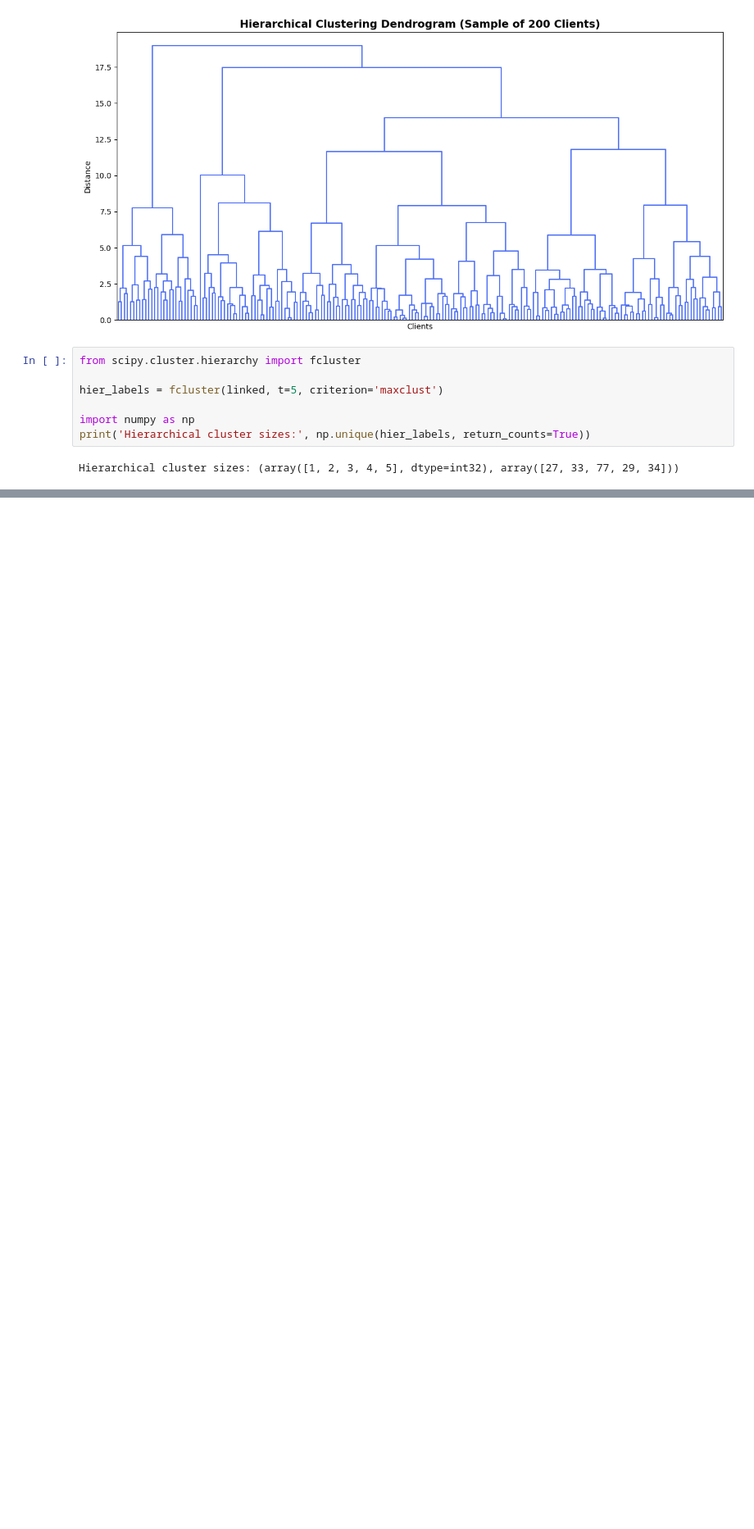
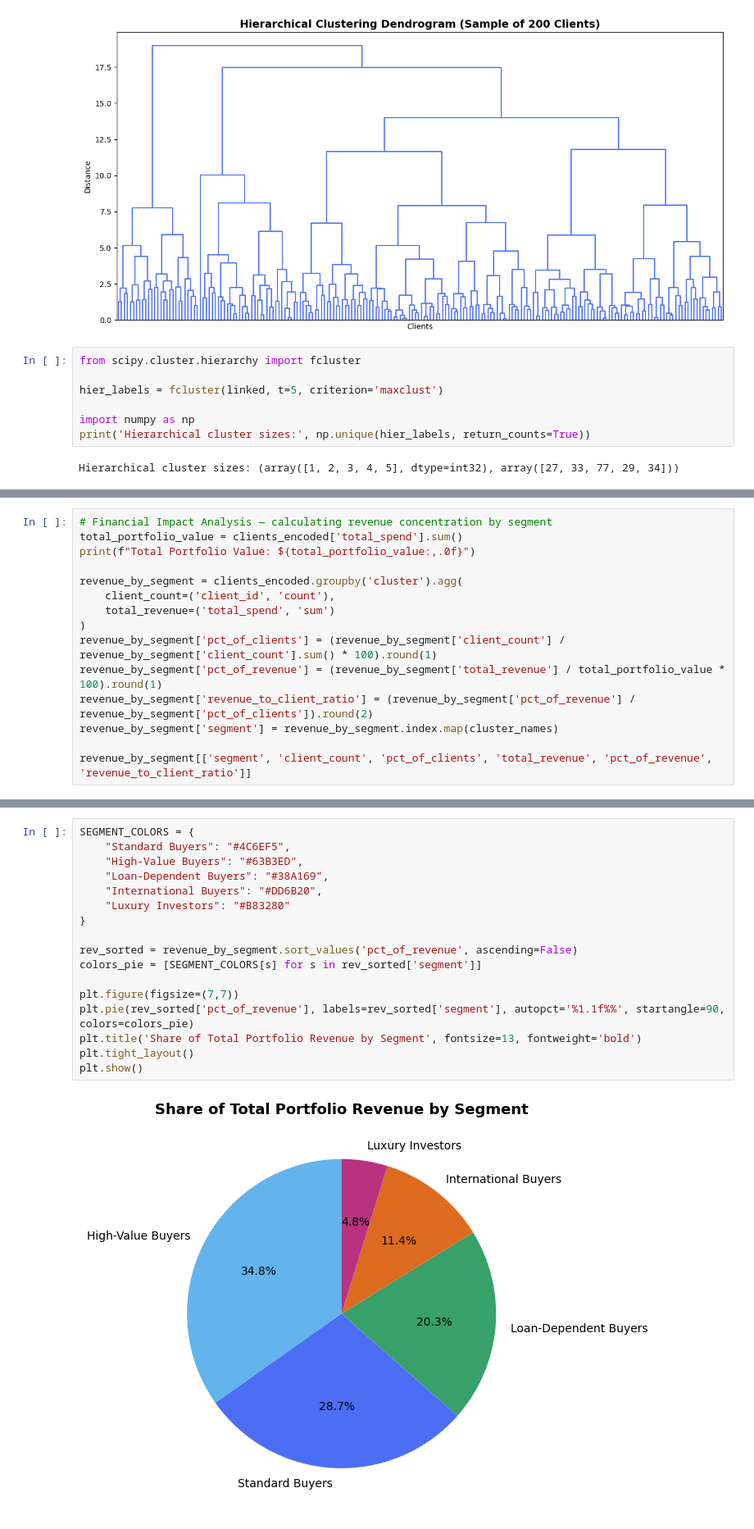
Before and after one commit to Girl2004/parcl-buyer-segmentation, a Jupyter notebook: buyer_segmentation_parcl.ipynb, the cells around one changed output, grey strips where cells are left out. Shown at 82% size. Cells and saved outputs as stored; diff of their text form; blank space fills up the shorter version.

```diff
--- a/buyer_segmentation_parcl.ipynb
+++ b/buyer_segmentation_parcl.ipynb
@@ -356,3 +356,18 @@ files.download('clients_final.csv')
 # %% [output]
 [interactive output not drawn]
 [interactive output not drawn]
+# %%
+# Financial Impact Analysis — calculating revenue concentration by segment
+total_portfolio_value = clients_encoded['total_spend'].sum()
+print(f"Total Portfolio Value: ${total_portfolio_value:,.0f}")
+
+revenue_by_segment = clients_encoded.groupby('cluster').agg(
+    client_count=('client_id', 'count'),
+    total_revenue=('total_spend', 'sum')
+)
+revenue_by_segment['pct_of_clients'] = (revenue_by_segment['client_count'] / revenue_by_segment['client_count'].sum() * 100).round(1)
+revenue_by_segment['pct_of_revenue'] = (revenue_by_segment['total_revenue'] / total_portfolio_value * 100).round(1)
+revenue_by_segment['revenue_to_client_ratio'] = (revenue_by_segment['pct_of_revenue'] / revenue_by_segment['pct_of_clients']).round(2)
+revenue_by_segment['segment'] = revenue_by_segment.index.map(cluster_names)
+
+revenue_by_segment[['segment', 'client_count', 'pct_of_clients', 'total_revenue', 'pct_of_revenue', 'revenue_to_client_ratio']]
@@ -358,0 +383,19 @@ files.download('clients_final.csv')
+# %%
+SEGMENT_COLORS = {
+    "Standard Buyers": "#4C6EF5",
+    "High-Value Buyers": "#63B3ED",
+    "Loan-Dependent Buyers": "#38A169",
+    "International Buyers": "#DD6B20",
+    "Luxury Investors": "#B83280"
+}
+
+rev_sorted = revenue_by_segment.sort_values('pct_of_revenue', ascending=False)
+colors_pie = [SEGMENT_COLORS[s] for s in rev_sorted['segment']]
+
+plt.figure(figsize=(7,7))
+plt.pie(rev_sorted['pct_of_revenue'], labels=rev_sorted['segment'], autopct='%1.1f%%', startangle=90, colors=colors_pie)
+plt.title('Share of Total Portfolio Revenue by Segment', fontsize=13, fontweight='bold')
+plt.tight_layout()
+plt.show()
+# %% [output]
+[figure, added]
```
Also changed, not shown: parts of 2 cells of this notebook.
